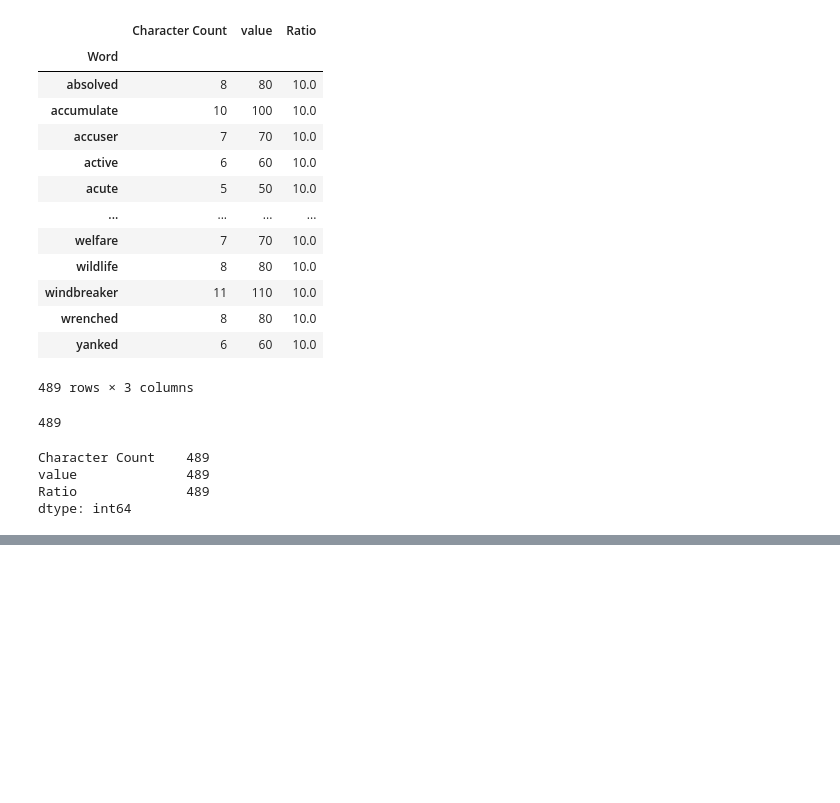
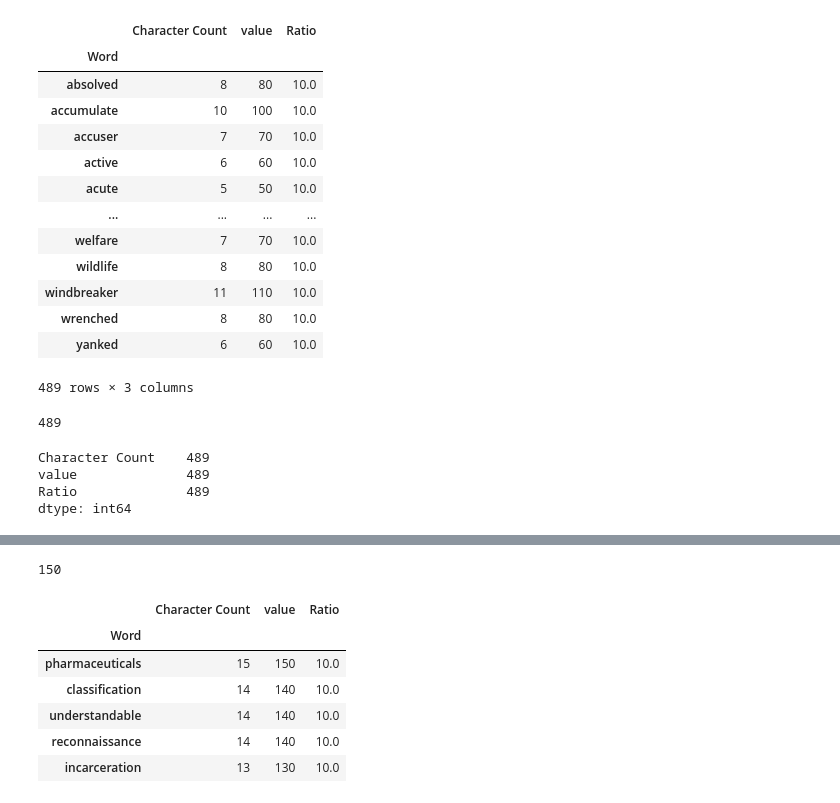
Before and after one commit to aldoSN003/New-DS, a Jupyter notebook: sample.ipynb, the cells around one changed output, grey strips where cells are left out. Drawn from its saved outputs; the diff is of its cells as text; code cells hidden in the pictures; blank space fills up the shorter version.

```diff
--- a/sample.ipynb
+++ b/sample.ipynb
@@ -506,0 +538,14 @@ dtype: int64
+# %%
+df2.loc[df2["Ratio"]==10, "value"].max()
+# %% [output]
+150
+# %%
+df2.loc[df2["Ratio"]==10].sort_values(by="value", ascending=False).head()
+# %% [output]
+|  | Character Count | value | Ratio |
+| Word |  |  |  |
+| pharmaceuticals | 15 | 150 | 10.0 |
+| classification | 14 | 140 | 10.0 |
+| understandable | 14 | 140 | 10.0 |
+| reconnaissance | 14 | 140 | 10.0 |
+| incarceration | 13 | 130 | 10.0 |
```
Also changed, not shown: parts of 11 cells of this notebook.
